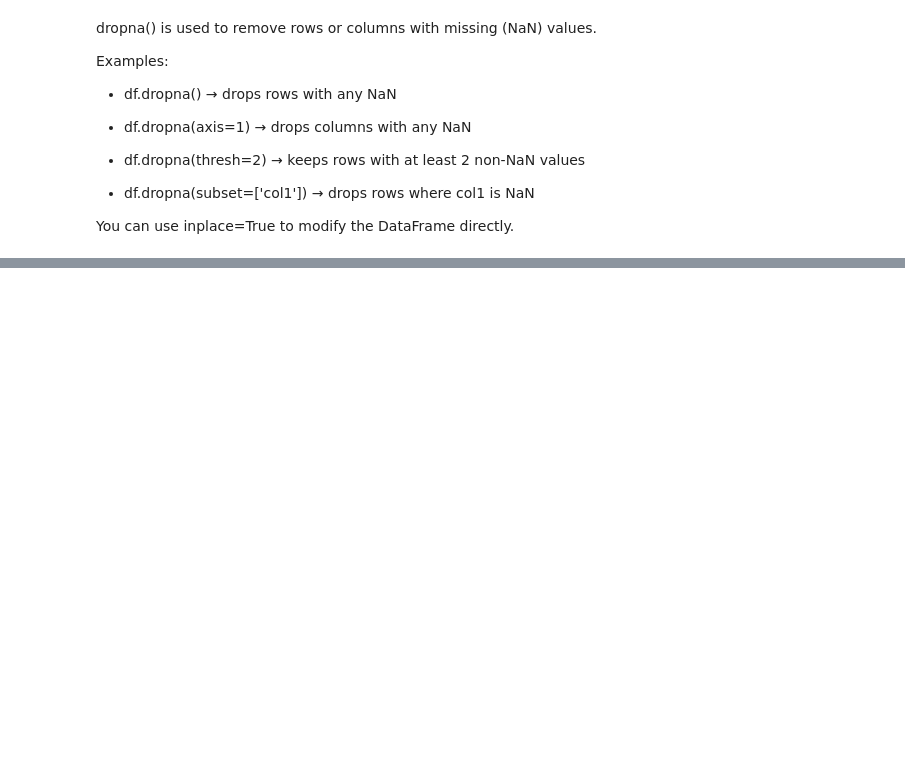
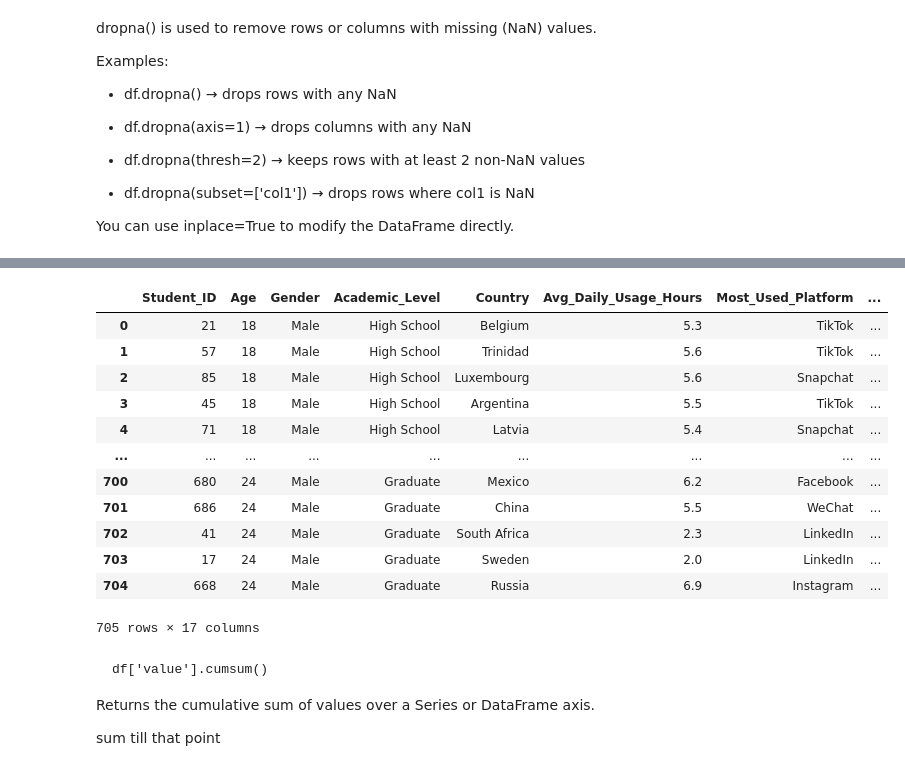
Before and after one commit to jatinmeenaa/pandas_learning, a Jupyter notebook: Pandas.ipynb, the cells around one changed output, grey strips where cells are left out. Cells and saved outputs as stored; diff of their text form; code cells hidden in the pictures; blank space fills up the shorter version.

````diff
--- a/Pandas.ipynb
+++ b/Pandas.ipynb
@@ -386,0 +519,4 @@ data
+# %%
+data['ap']=data['Age'].shift(1)
+data['an']=data['Age'].shift(-1)
+data[['Age','ap','an']]
@@ -386,0 +541,3 @@ data
+# %%
+data['rank']=data['Avg_Daily_Usage_Hours'].rank(ascending=False,method='min')
+data.sort_values('rank')
@@ -386,0 +562,28 @@ data
+# %%
+data=data.sort_values('Age',ignore_index=True)
+data['avg_conflict']=data['Conflicts_Over_Social_Media'].rolling(window=3,center=True,min_periods=1).mean()
+data
+# %% [output]
+|  | Student_ID | Age | Gender | Academic_Level | Country | Avg_Daily_Usage_Hours | Most_Used_Platform | ... |
+| 0 | 21 | 18 | Male | High School | Belgium | 5.3 | TikTok | ... |
+| 1 | 57 | 18 | Male | High School | Trinidad | 5.6 | TikTok | ... |
+| 2 | 85 | 18 | Male | High School | Luxembourg | 5.6 | Snapchat | ... |
+| 3 | 45 | 18 | Male | High School | Argentina | 5.5 | TikTok | ... |
+| 4 | 71 | 18 | Male | High School | Latvia | 5.4 | Snapchat | ... |
+| ... | ... | ... | ... | ... | ... | ... | ... | ... |
+| 700 | 680 | 24 | Male | Graduate | Mexico | 6.2 | Facebook | ... |
+| 701 | 686 | 24 | Male | Graduate | China | 5.5 | WeChat | ... |
+| 702 | 41 | 24 | Male | Graduate | South Africa | 2.3 | LinkedIn | ... |
+| 703 | 17 | 24 | Male | Graduate | Sweden | 2.0 | LinkedIn | ... |
+| 704 | 668 | 24 | Male | Graduate | Russia | 6.9 | Instagram | ... |
+705 rows × 17 columns
+# %% [markdown]
+
+
+```
+df['value'].cumsum()
+```
+
+Returns the cumulative sum of values over a Series or DataFrame axis.
+
+sum till that point
````
Also changed, not shown: parts of 13 cells of this notebook.
